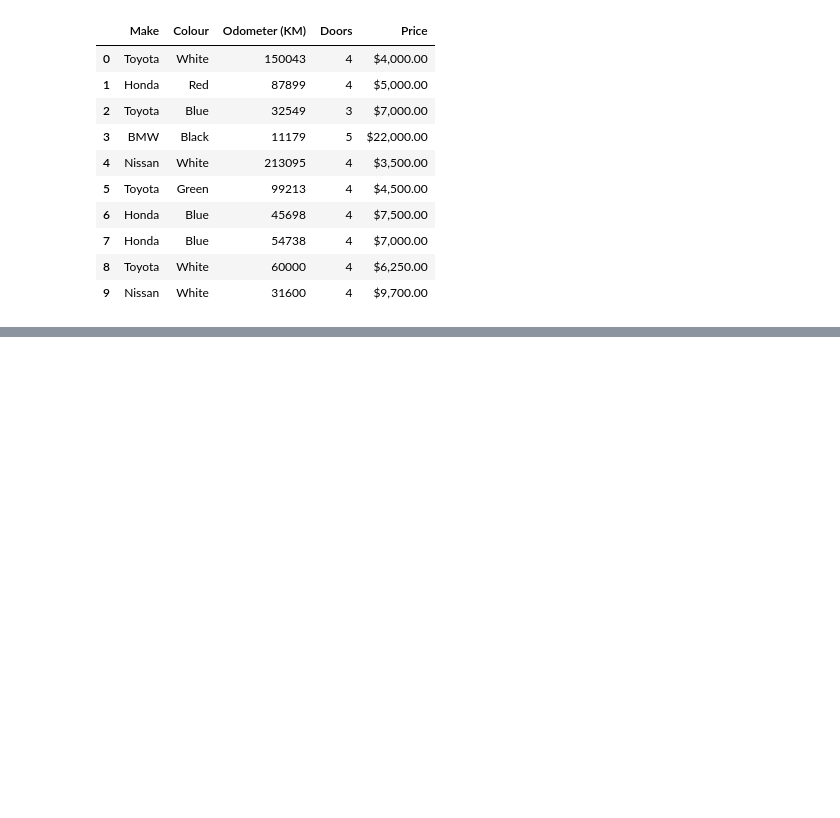
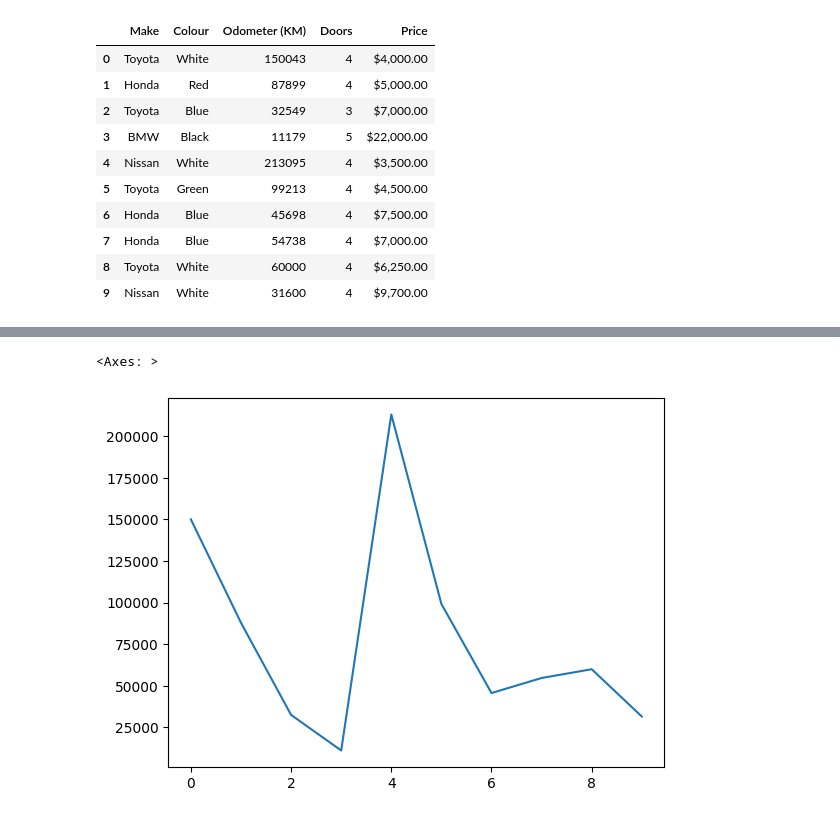
Before and after one commit to HerbertNtim/dataScience-ML, a Jupyter notebook: notebooks/pandas.ipynb, the cells around one changed output, grey strips where cells are left out. Drawn from its saved outputs; the diff is of its cells as text; code cells hidden in the pictures; blank space fills up the shorter version.

```diff
--- a/notebooks/pandas.ipynb
+++ b/notebooks/pandas.ipynb
@@ -57,0 +179,5 @@ cars_sale
+# %%
+cars_sale["Odometer (KM)"].plot()
+# %% [output]
+<Axes: >
+[figure, added]
```
Also changed, not shown: parts of 20 cells of this notebook, 1 other file.
